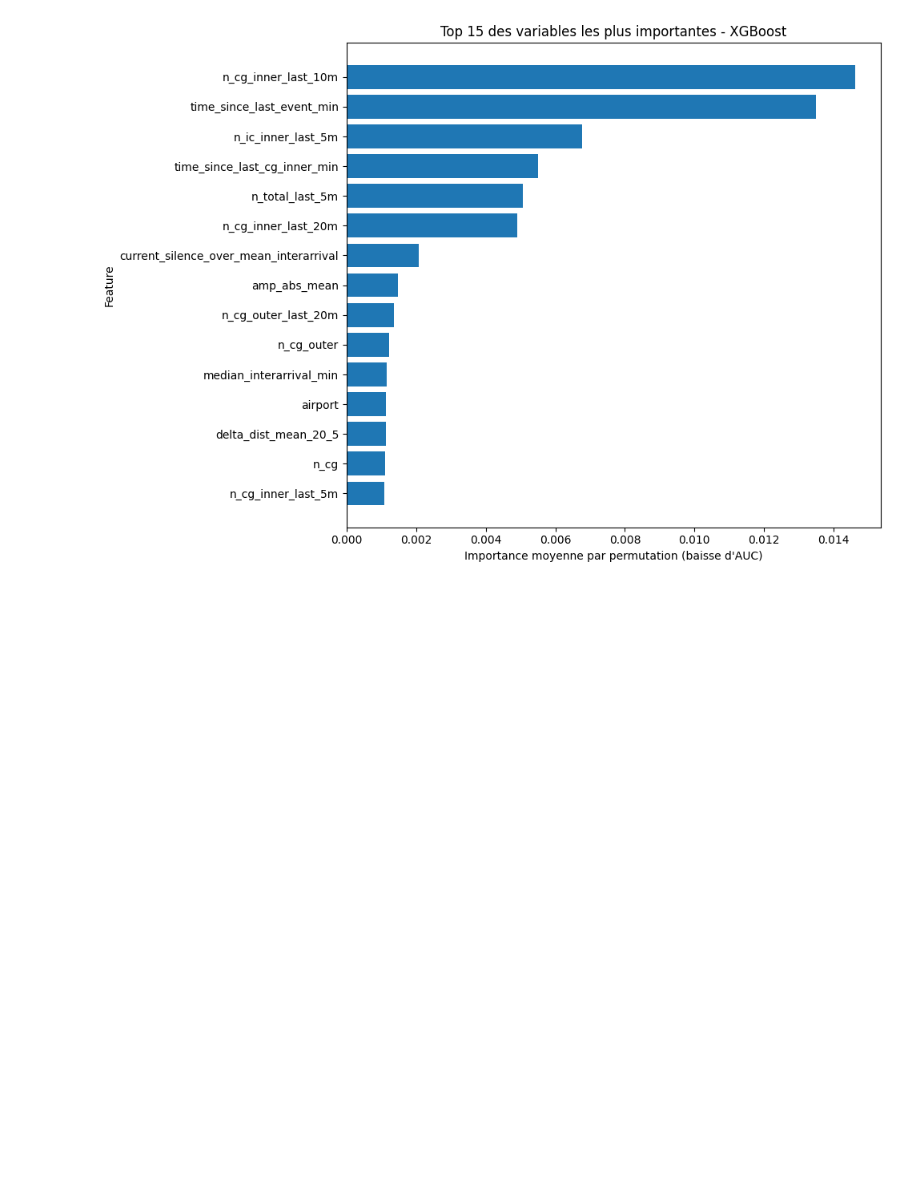
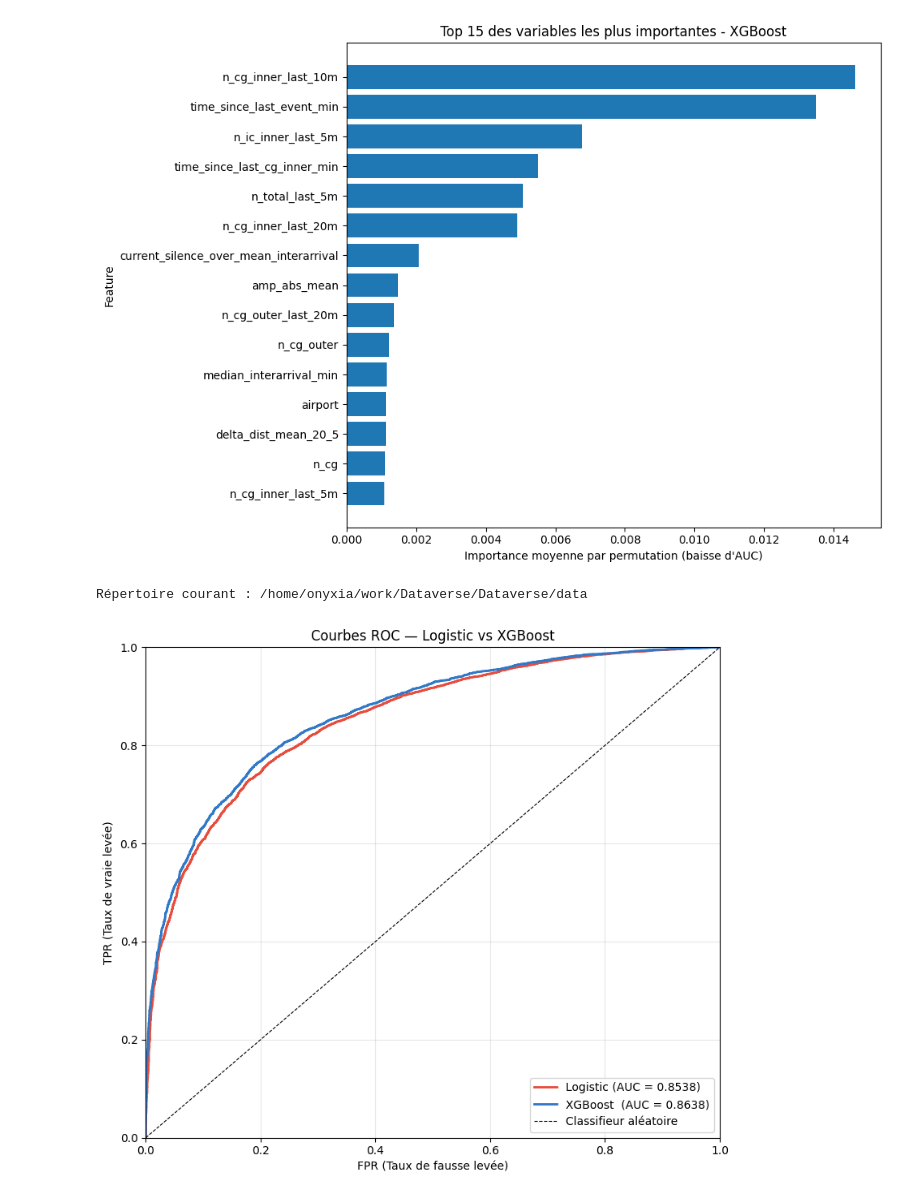
Before and after one commit to N-Mehdi/Dataverse, a Jupyter notebook: data/exploration.ipynb, the cells around one changed output. Saved outputs shown, nothing was run; the diff lists cells and outputs as text; code cells hidden in the pictures; blank space fills up the shorter version.

Commit message:
roc pour logistic/xgboost

```diff
--- a/data/exploration.ipynb
+++ b/data/exploration.ipynb
@@ -2421,3 +2421,45 @@ plt.tight_layout()
 plt.show()
 # %% [output]
 [figure]
+# %%
+import os
+print("Répertoire courant :", os.getcwd())
+# %% [output]
+Répertoire courant : /home/onyxia/work/Dataverse/Dataverse/data
+# %%
+import os
+os.chdir("/home/onyxia/work/Dataverse/Dataverse")
+
+import pandas as pd
+import matplotlib.pyplot as plt
+
+roc_logistic = pd.read_csv("output/model_comparison_with_logistic/roc_points.csv")
+roc_xgboost  = pd.read_csv("output/model_comparison_with_xgboost/roc_points.csv")
+
+metrics_logistic = pd.read_csv("output/model_comparison_with_logistic/test_metrics.csv")
+metrics_xgboost  = pd.read_csv("output/model_comparison_with_xgboost/test_metrics.csv")
+
+auc_log = metrics_logistic["auc"].values[0]
+auc_xgb = metrics_xgboost["auc"].values[0]
+
+plt.figure(figsize=(8, 7))
+
+plt.plot(roc_logistic["fpr"], roc_logistic["tpr"],
+         color="#e74c3c", linewidth=2, label=f"Logistic (AUC = {auc_log:.4f})")
+
+plt.plot(roc_xgboost["fpr"], roc_xgboost["tpr"],
+         color="#3078c8", linewidth=2, label=f"XGBoost  (AUC = {auc_xgb:.4f})")
+
+plt.plot([0, 1], [0, 1], "k--", linewidth=0.8, label="Classifieur aléatoire")
+
+plt.xlabel("FPR (Taux de fausse levée)")
+plt.ylabel("TPR (Taux de vraie levée)")
+plt.title("Courbes ROC — Logistic vs XGBoost")
+plt.legend(loc="lower right")
+plt.grid(alpha=0.3)
+plt.xlim(0, 1); plt.ylim(0, 1)
+plt.tight_layout()
+plt.savefig("output/roc_logistic_vs_xgboost.png", dpi=150, bbox_inches="tight")
+plt.show()
+# %% [output]
+[figure, added]
```
Also changed, not shown: 1 other file.
